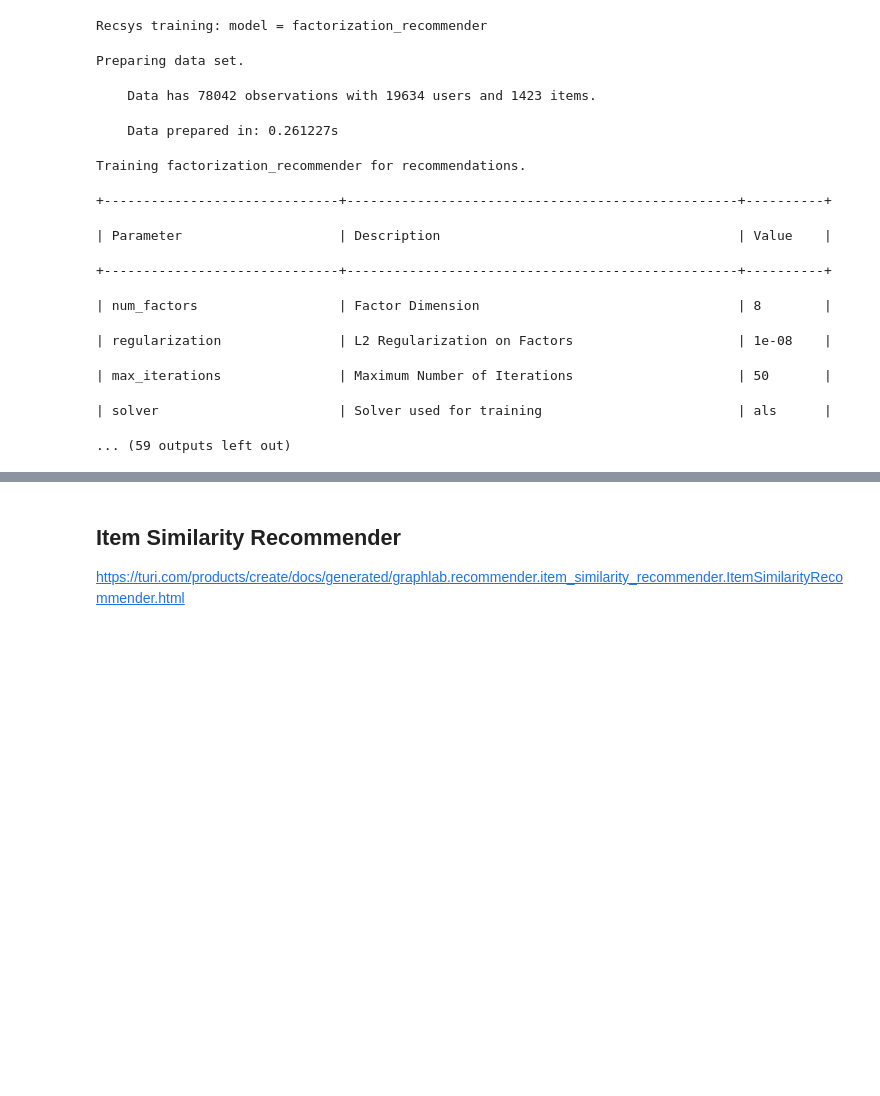
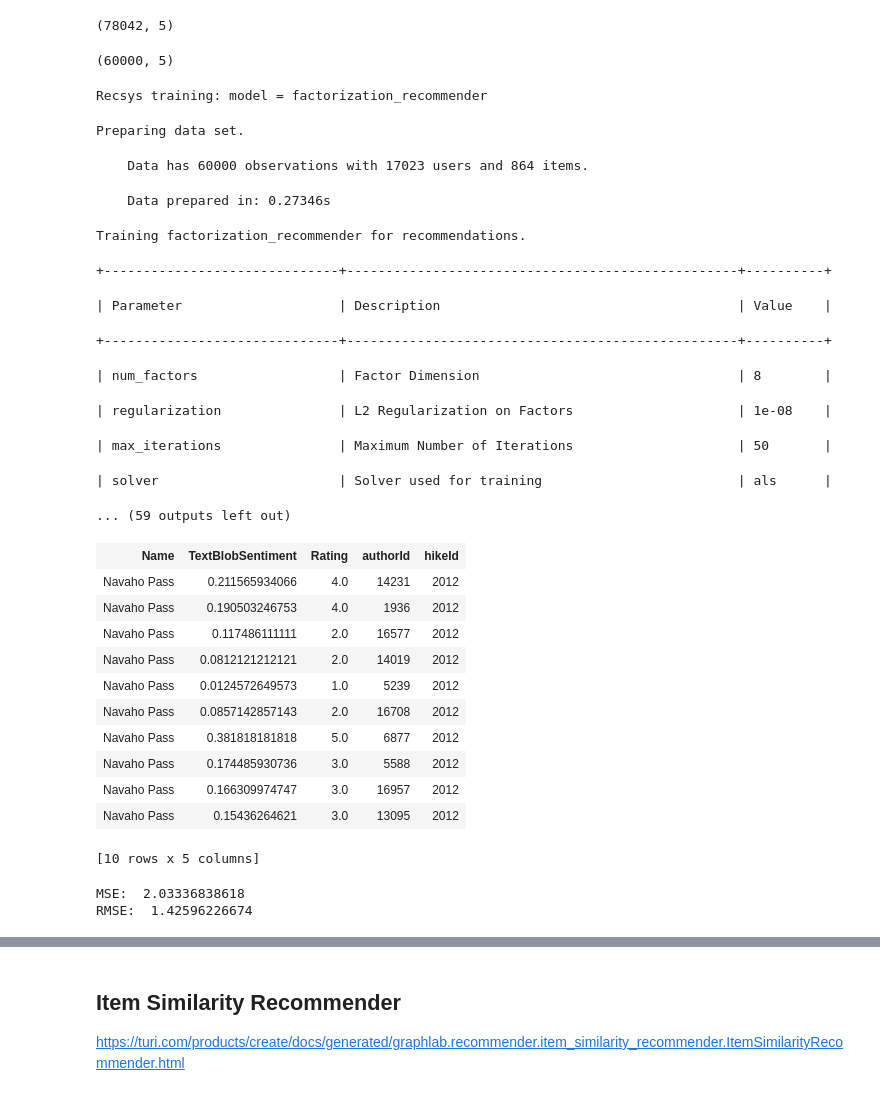
Before and after one commit to Jadetabony/wta_hikes, a Jupyter notebook: Recommender.ipynb, the cells around one changed output, grey strips where cells are left out. Saved outputs shown, nothing was run; the diff lists cells and outputs as text; code cells hidden in the pictures; blank space fills up the shorter version.

Commit message:
Created training data

```diff
--- a/Recommender.ipynb
+++ b/Recommender.ipynb
@@ -33,5 +9,5 @@ u'Tom and I did this 5 or so mile loop from Mountainside Drive to Squak Mt. Cent
 # %%
-df.drop(labels=['Name', 'author', 'Date', 'Text'], axis=1, inplace=True)
+df.drop(labels=['author', 'Date', 'Text'], axis=1, inplace=True)
 df = df.dropna()
 # %%
 df['hikeId'] = df['hikeId'].fillna(np.nan).astype(int)
@@ -65,10 +23,22 @@ https://turi.com/products/create/docs/generated/graphlab.recommender.factorizati
+# %%
+df.shape
+# %% [output]
+(78042, 5)
+# %%
+# Create training and test set
+df_train = df[:60000]
+df_test = df[60000:]
+# %%
+df_train.shape
+# %% [output]
+(60000, 5)
 # %%
-model = graphlab.recommender.factorization_recommender.create(df, user_id='authorId', item_id='hikeId', target='Rating', solver='als' )
+model = graphlab.recommender.factorization_recommender.create(df_train, user_id='authorId', item_id='hikeId', target='Rating', solver='als' )
 # %% [output]
 Recsys training: model = factorization_recommender
 Preparing data set.
-    Data has 78042 observations with 19634 users and 1423 items.
+    Data has 60000 observations with 17023 users and 864 items.
-    Data prepared in: 0.261227s
+    Data prepared in: 0.27346s
 Training factorization_recommender for recommendations.
 +------------------------------+--------------------------------------------------+----------+
 | Parameter                    | Description                                      | Value    |
@@ -80,0 +53,15 @@ Training factorization_recommender for recommendations.
+# %%
+df_test.head()
+# %% [output]
+| Name | TextBlobSentiment | Rating | authorId | hikeId |
+| Navaho Pass | 0.211565934066 | 4.0 | 14231 | 2012 |
+| Navaho Pass | 0.190503246753 | 4.0 | 1936 | 2012 |
+| Navaho Pass | 0.117486111111 | 2.0 | 16577 | 2012 |
+| Navaho Pass | 0.0812121212121 | 2.0 | 14019 | 2012 |
+| Navaho Pass | 0.0124572649573 | 1.0 | 5239 | 2012 |
+| Navaho Pass | 0.0857142857143 | 2.0 | 16708 | 2012 |
+| Navaho Pass | 0.381818181818 | 5.0 | 6877 | 2012 |
+| Navaho Pass | 0.174485930736 | 3.0 | 5588 | 2012 |
+| Navaho Pass | 0.166309974747 | 3.0 | 16957 | 2012 |
+| Navaho Pass | 0.15436264621 | 3.0 | 13095 | 2012 |
+[10 rows x 5 columns]
@@ -80,0 +70,6 @@ Training factorization_recommender for recommendations.
+# %%
+print 'MSE: ', mean_squared_error(df_test['Rating'], predicted)
+print 'RMSE: ', np.sqrt(mean_squared_error(df_test['Rating'], predicted))
+# %% [output]
+MSE:  2.03336838618
+RMSE:  1.42596226674
```
Also changed, not shown: parts of 14 cells of this notebook, 12 other files.
